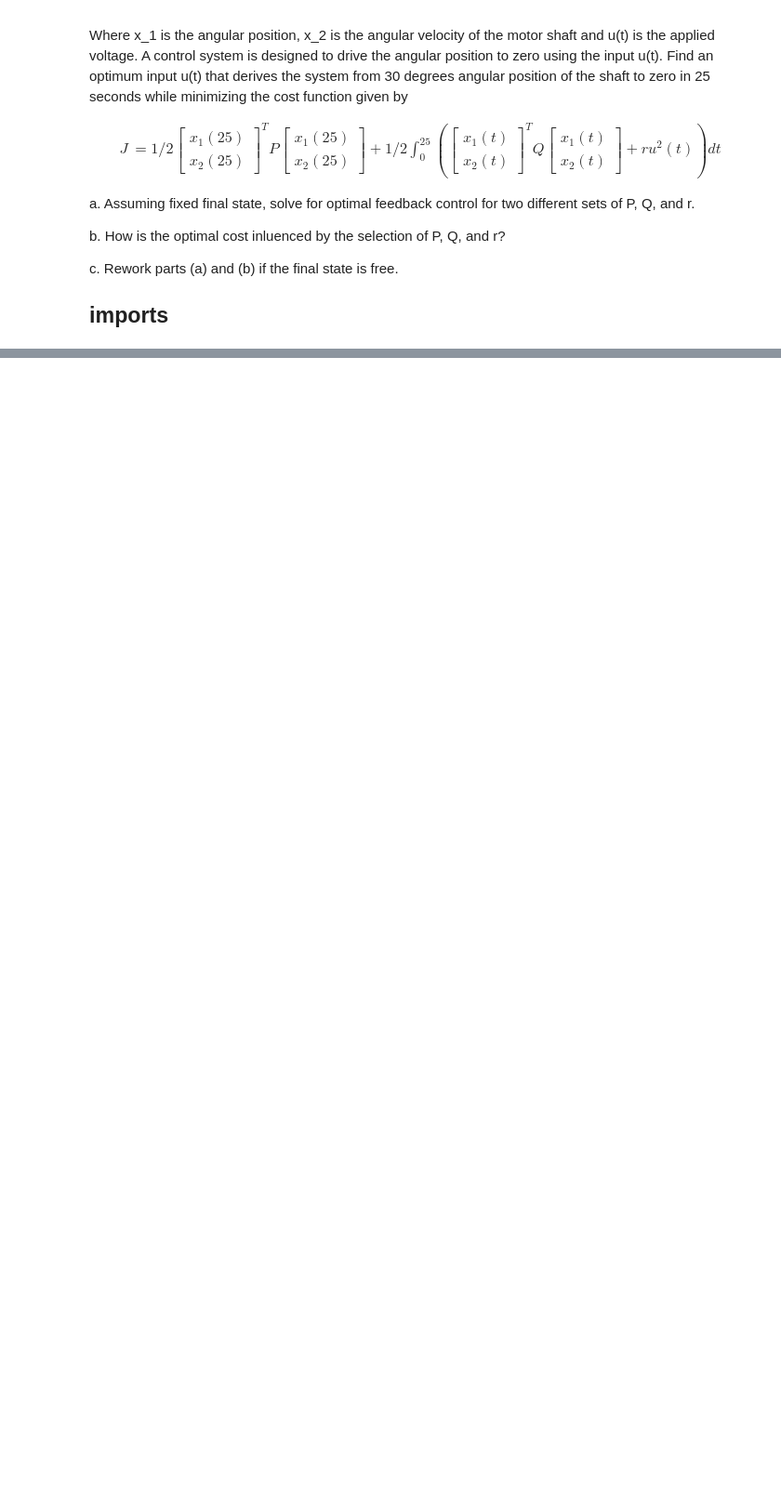
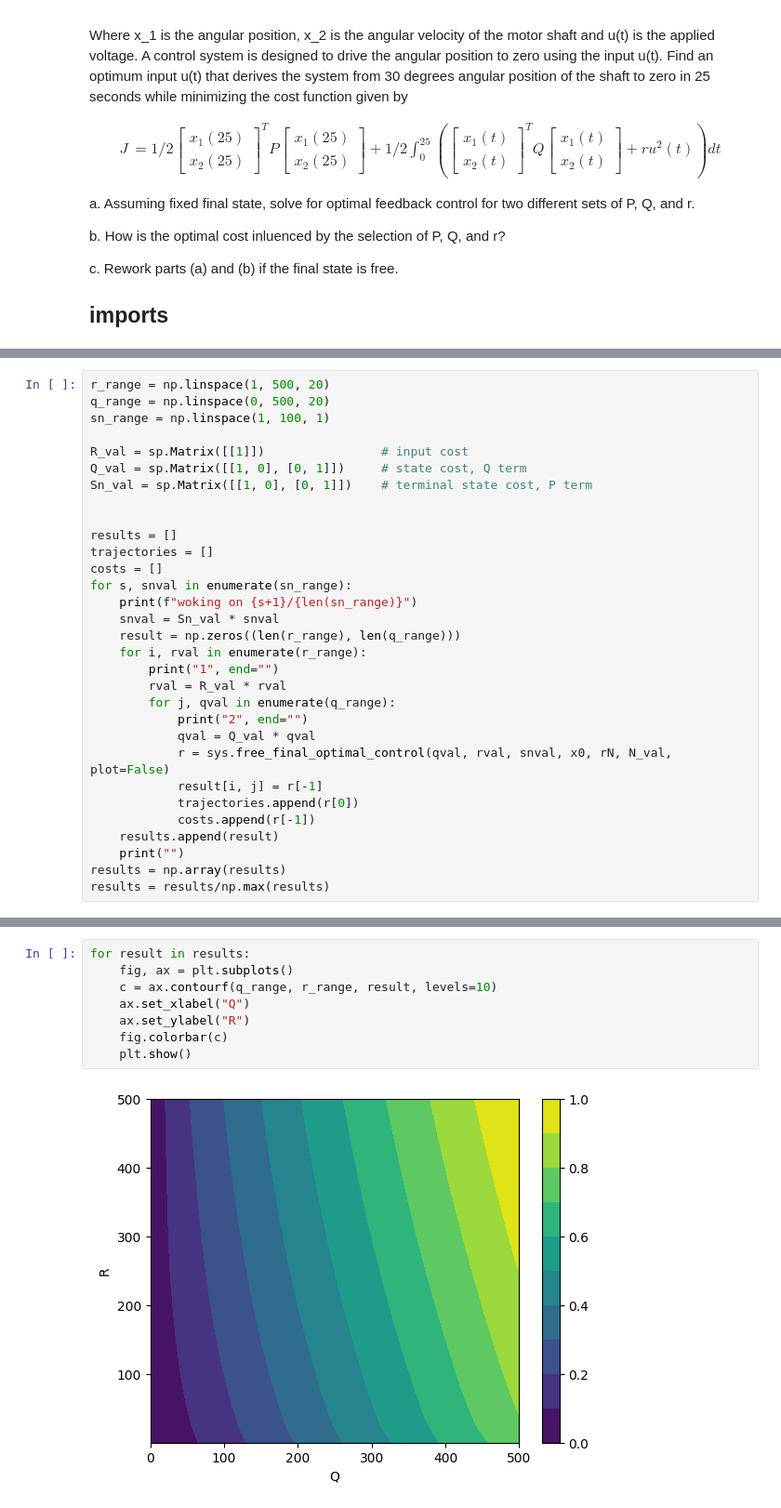
Before and after one commit to tamzeed-toha/optimal_control, a Jupyter notebook: mid/problem2.ipynb, the cells around one changed output, grey strips where cells are left out. Shown: that part at 93% size. Saved outputs shown, nothing was run; the diff lists cells and outputs as text; blank space fills up the shorter version.

```diff
--- a/mid/problem2.ipynb
+++ b/mid/problem2.ipynb
@@ -496,0 +161,31 @@ Text(0.5, 1.0, 'optimal response')
+# %%
+r_range = np.linspace(1, 500, 20)
+q_range = np.linspace(0, 500, 20)
+sn_range = np.linspace(1, 100, 1)
+
+R_val = sp.Matrix([[1]])                # input cost
+Q_val = sp.Matrix([[1, 0], [0, 1]])     # state cost, Q term
+Sn_val = sp.Matrix([[1, 0], [0, 1]])    # terminal state cost, P term
+
+
+results = []
+trajectories = []
+costs = []
+for s, snval in enumerate(sn_range):
+    print(f"woking on {s+1}/{len(sn_range)}")
+    snval = Sn_val * snval
+    result = np.zeros((len(r_range), len(q_range)))
+    for i, rval in enumerate(r_range):
+        print("1", end="")
+        rval = R_val * rval
+        for j, qval in enumerate(q_range):
+            print("2", end="")
+            qval = Q_val * qval
+            r = sys.free_final_optimal_control(qval, rval, snval, x0, rN, N_val, plot=False)
+            result[i, j] = r[-1]
+            trajectories.append(r[0])
+            costs.append(r[-1])
+    results.append(result)
+    print("")
+results = np.array(results)
+results = results/np.max(results)
@@ -496,0 +195,10 @@ Text(0.5, 1.0, 'optimal response')
+# %%
+for result in results:
+    fig, ax = plt.subplots()
+    c = ax.contourf(q_range, r_range, result, levels=10)
+    ax.set_xlabel("Q")
+    ax.set_ylabel("R")
+    fig.colorbar(c)
+    plt.show()
+# %% [output]
+[figure, added]
```
Also changed, not shown: parts of 24 cells of this notebook, 7 other files.
